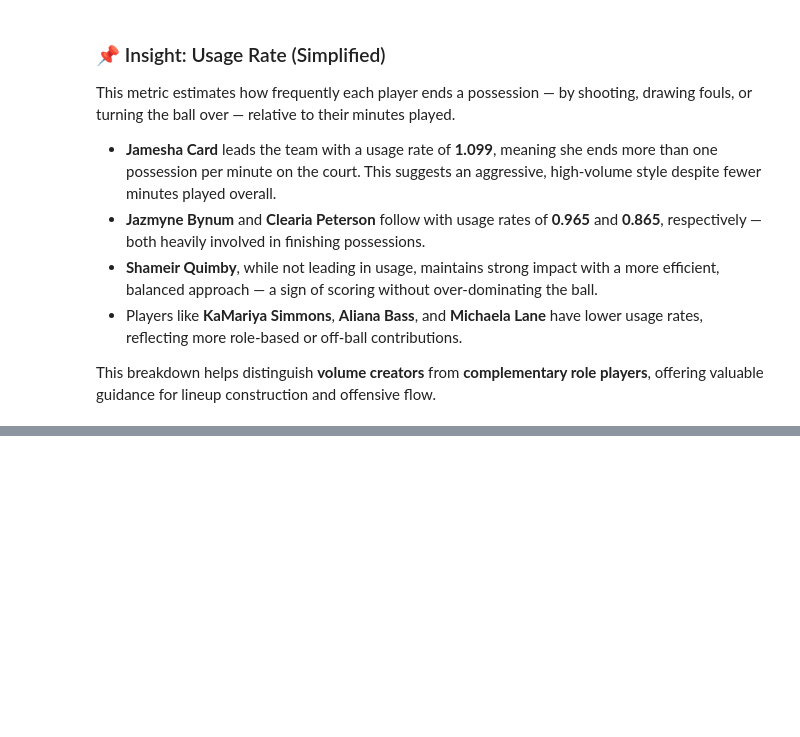
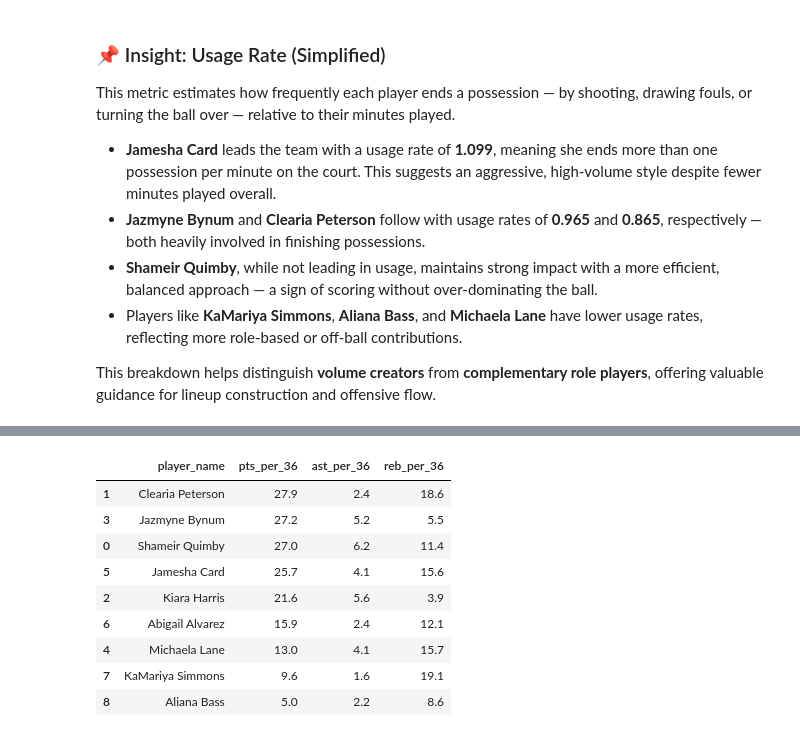
Before and after one commit to MiamiCrypto/Sports-Analytics-, a Jupyter notebook: WBB_2024_25_Season.ipynb, the cells around one changed output, grey strips where cells are left out. Drawn from its saved outputs; the diff is of its cells as text; code cells hidden in the pictures; blank space fills up the shorter version.

```diff
--- a/WBB_2024_25_Season.ipynb
+++ b/WBB_2024_25_Season.ipynb
@@ -1362,0 +1432,22 @@ This breakdown helps distinguish **volume creators** from **complementary role p
+# %%
+# Per 36 calculations
+df['pts_per_36'] = (df['pts'] / df['min']) * 36
+df['ast_per_36'] = (df['assist'] / df['min']) * 36
+df['reb_per_36'] = (df['totr'] / df['min']) * 36
+
+# Round for readability
+df[['pts_per_36', 'ast_per_36', 'reb_per_36']] = df[['pts_per_36', 'ast_per_36', 'reb_per_36']].round(1)
+
+# Display sorted table by points
+df[['player_name', 'pts_per_36', 'ast_per_36', 'reb_per_36']].sort_values(by='pts_per_36', ascending=False)
+# %% [output]
+|  | player_name | pts_per_36 | ast_per_36 | reb_per_36 |
+| 1 | Clearia Peterson | 27.9 | 2.4 | 18.6 |
+| 3 | Jazmyne Bynum | 27.2 | 5.2 | 5.5 |
+| 0 | Shameir Quimby | 27.0 | 6.2 | 11.4 |
+| 5 | Jamesha Card | 25.7 | 4.1 | 15.6 |
+| 2 | Kiara Harris | 21.6 | 5.6 | 3.9 |
+| 6 | Abigail Alvarez | 15.9 | 2.4 | 12.1 |
+| 4 | Michaela Lane | 13.0 | 4.1 | 15.7 |
+| 7 | KaMariya Simmons | 9.6 | 1.6 | 19.1 |
+| 8 | Aliana Bass | 5.0 | 2.2 | 8.6 |
```
Also changed, not shown: parts of 8 cells of this notebook.
